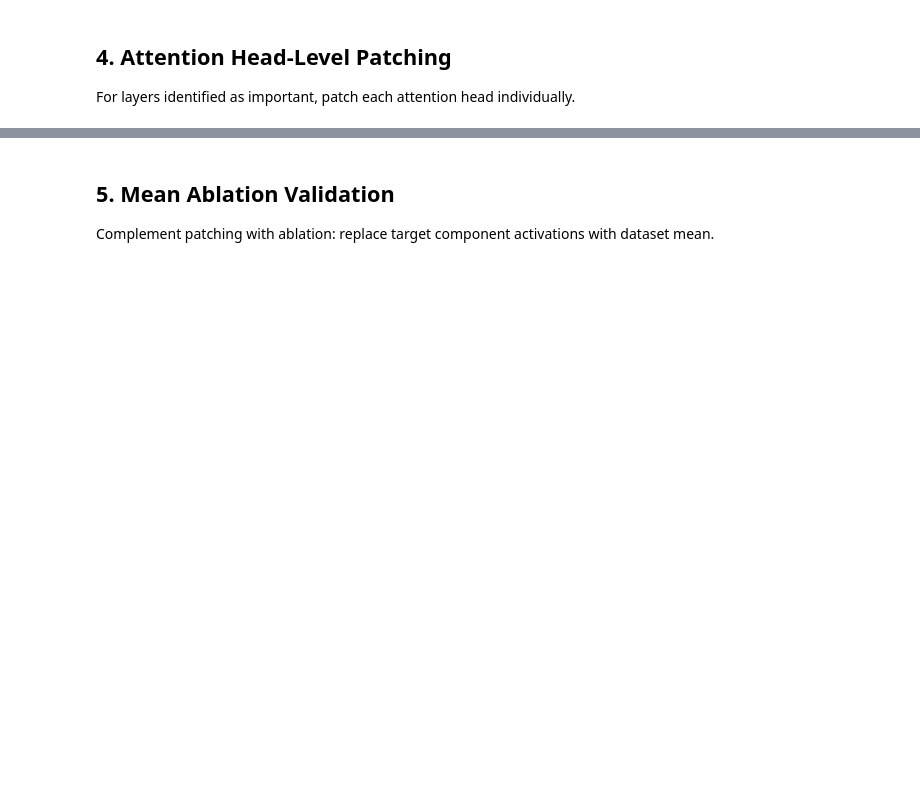
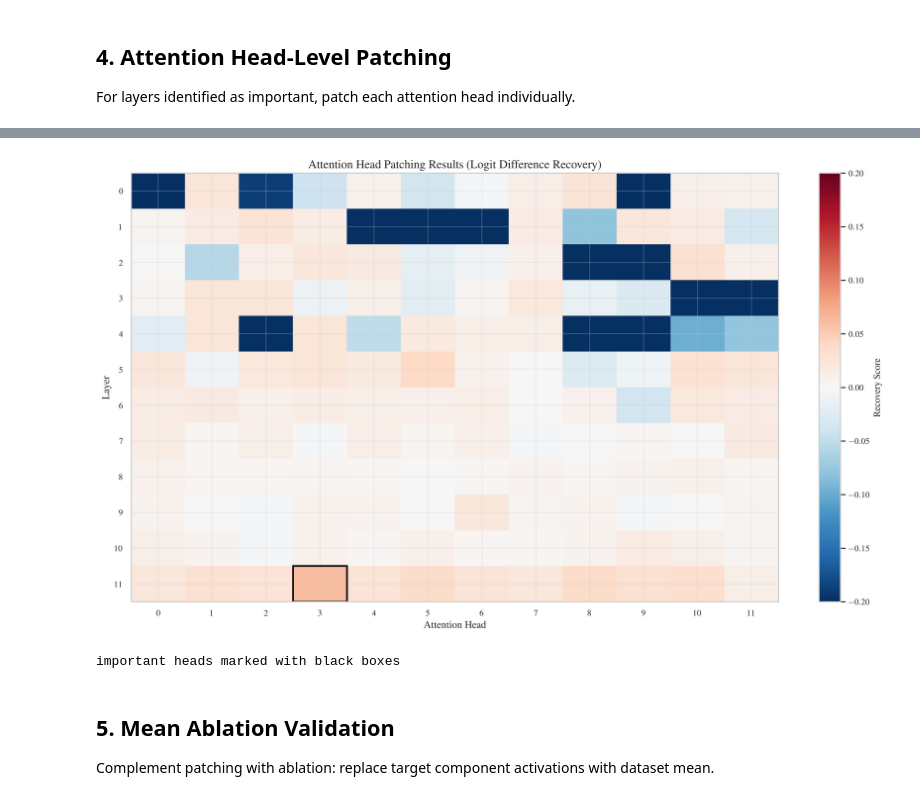
Before and after one commit to smayan-gowda/pd-interpretability, a Jupyter notebook: notebooks/gpu/05_activation_patching.ipynb, the cells around one changed output, grey strips where cells are left out. Drawn from its saved outputs; the diff is of its cells as text; code cells hidden in the pictures; blank space fills up the shorter version.

```diff
--- a/notebooks/gpu/05_activation_patching.ipynb
+++ b/notebooks/gpu/05_activation_patching.ipynb
@@ -313,37 +490,40 @@ print(f"\nidentified {len(head_ranking.important_heads)} important heads (thresh
 # %%
 # visualize head importance as heatmap
 n_layers = patcher.num_layers
 n_heads = patcher.num_heads
 
 head_matrix = np.zeros((n_layers, n_heads))
 
 for (layer, head), score in head_ranking.head_scores.items():
     head_matrix[layer, head] = score
 
 fig, ax = plt.subplots(figsize=(14, 8))
 
 im = ax.imshow(head_matrix, cmap='RdBu_r', aspect='auto', vmin=-0.2, vmax=0.2)
 
-ax.set_xlabel('attention head', fontsize=12)
-ax.set_ylabel('layer', fontsize=12)
-ax.set_title('attention head patching results\\n(logit difference recovery)', fontsize=14)
+ax.set_xlabel('Attention Head', fontsize=12)
+ax.set_ylabel('Layer', fontsize=12)
+ax.set_title('Attention Head Patching Results (Logit Difference Recovery)', fontsize=14)
 
 ax.set_xticks(range(n_heads))
 ax.set_yticks(range(n_layers))
 
 cbar = plt.colorbar(im, ax=ax)
-cbar.set_label('recovery score', fontsize=11)
+cbar.set_label('Recovery Score', fontsize=11)
 
 # mark important heads with black boxes
 for layer, head in head_ranking.important_heads:
     ax.add_patch(plt.Rectangle((head-0.5, layer-0.5), 1, 1,
                                fill=False, edgecolor='black', linewidth=2))
 
 plt.tight_layout()
 save_pub_fig(CONFIG['figures_path'] / 'fig_p3_03_head_patching_heatmap', fig=fig)
 plt.show()
 
 print(f"important heads marked with black boxes")
+# %% [output]
+[figure, added]
+important heads marked with black boxes
 # %% [markdown]
 ## 5. Mean Ablation Validation
 
```
Also changed, not shown: parts of 22 cells of this notebook, 15 other files.
